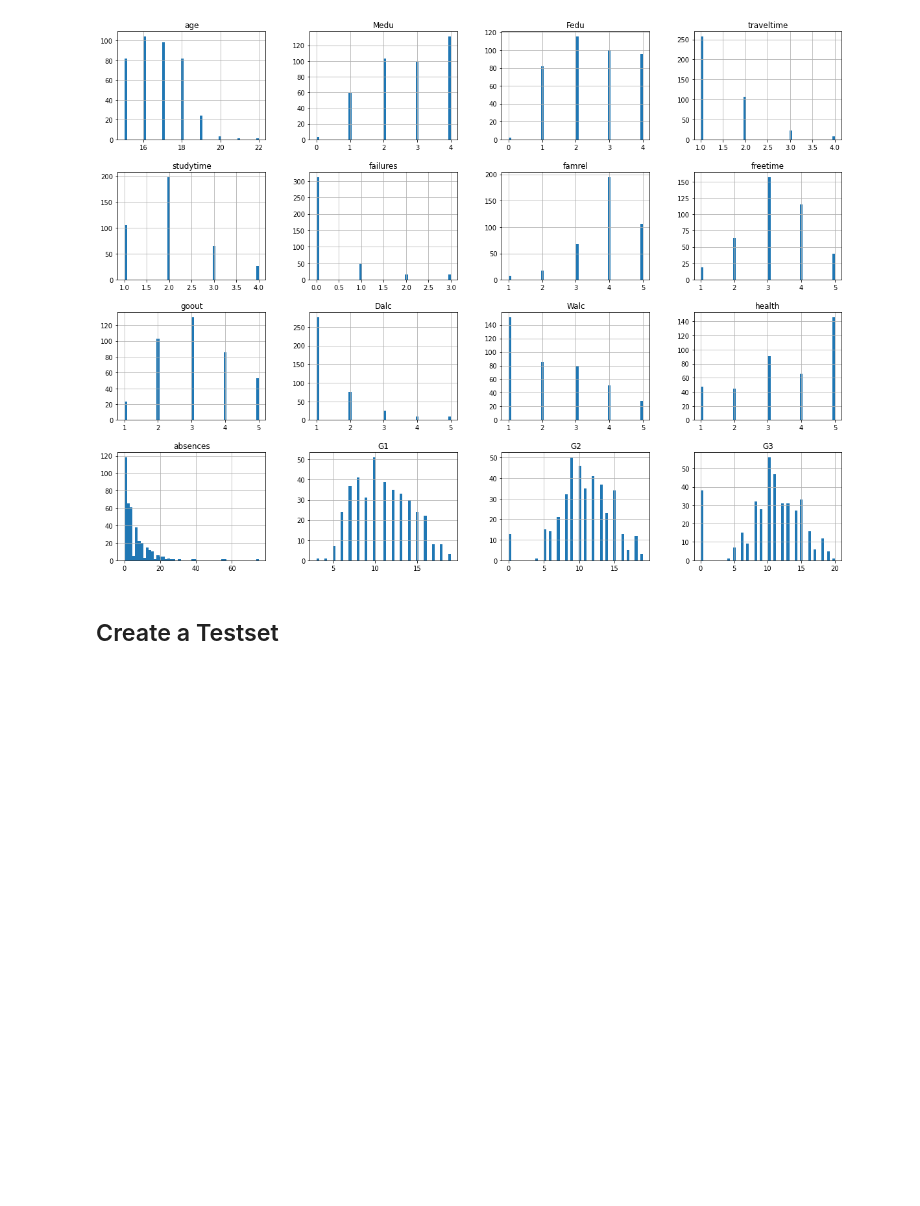
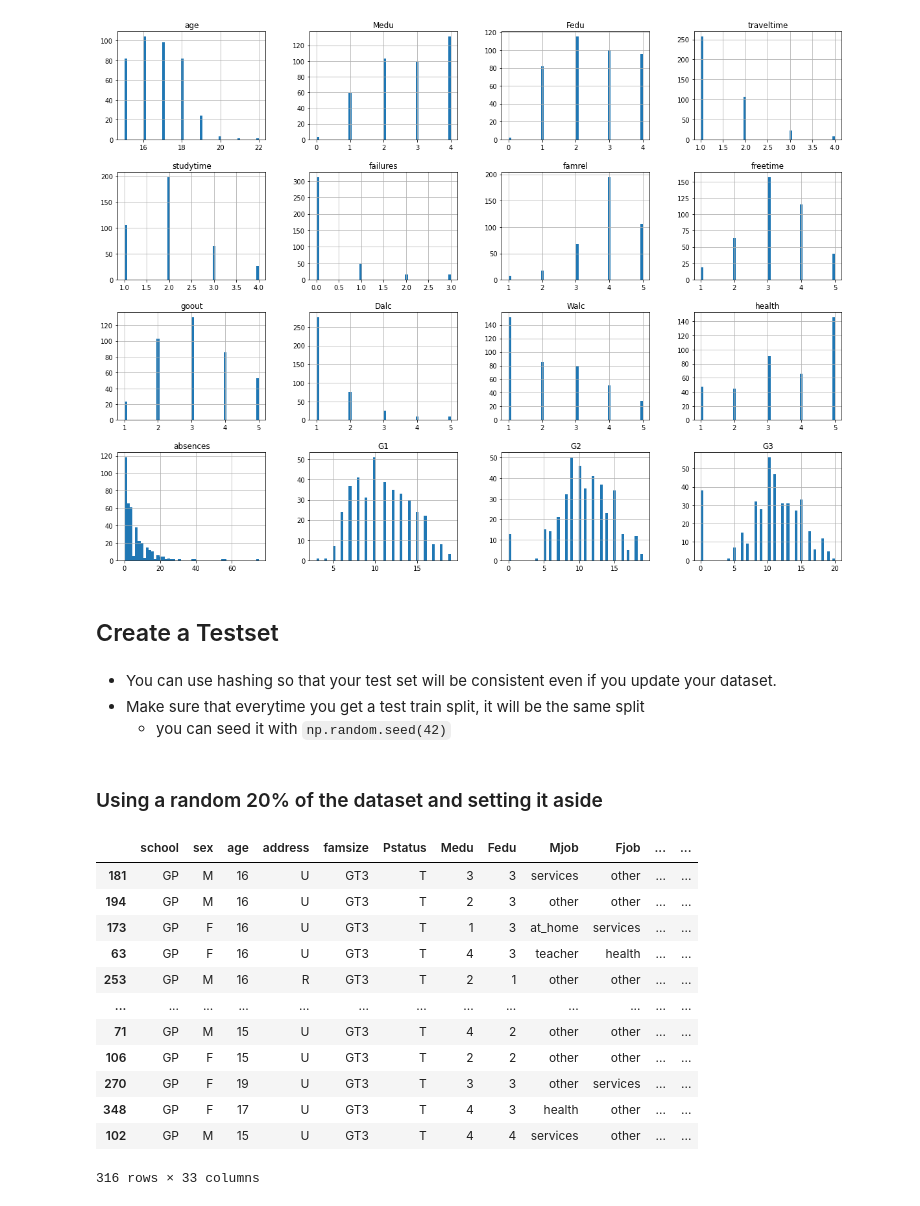
Before and after one commit to ryoiwata/handson-ml, a Jupyter notebook: notebooks/chapter_2_end_to_end_machine_learning_project.ipynb, the cells around one changed output. Drawn from its saved outputs; the diff is of its cells as text; code cells hidden in the pictures; blank space fills up the shorter version.

Commit message:
test train split

```diff
--- a/notebooks/chapter_2_end_to_end_machine_learning_project.ipynb
+++ b/notebooks/chapter_2_end_to_end_machine_learning_project.ipynb
@@ -83,3 +83,9 @@ plt.show()
 [figure]
 # %% [markdown]
 ## Create a Testset
+# %% [markdown]
+- You can use hashing so that your test set will be consistent even if you update your dataset.
+- Make sure that everytime you get a test train split, it will be the same split
+    - you can seed it with `np.random.seed(42)`
+# %% [markdown]
+### Using a random 20% of the dataset and setting it aside
@@ -85,0 +94,30 @@ plt.show()
+# %%
+def split_train_test(data, test_ratio, seed=42):
+    np.random.seed(42)
+    # Shuffle the indexes
+    shuffled_indices = np.random.permutation(len(data))
+    # Calculate how much needed in test set
+    test_set_size = int(len(data) * test_ratio)
+    # Get a slice of test and train
+    test_indices = shuffled_indices[:test_set_size]
+    train_indices = shuffled_indices[test_set_size:]
+    # Return train and test set
+    return data.loc[train_indices], data.iloc[test_indices]
+# %%
+student_train, student_test = split_train_test(student_df, 0.2)
+# %%
+student_train
+# %% [output]
+|  | school | sex | age | address | famsize | Pstatus | Medu | Fedu | Mjob | Fjob | ... | ... |
+| 181 | GP | M | 16 | U | GT3 | T | 3 | 3 | services | other | ... | ... |
+| 194 | GP | M | 16 | U | GT3 | T | 2 | 3 | other | other | ... | ... |
+| 173 | GP | F | 16 | U | GT3 | T | 1 | 3 | at_home | services | ... | ... |
+| 63 | GP | F | 16 | U | GT3 | T | 4 | 3 | teacher | health | ... | ... |
+| 253 | GP | M | 16 | R | GT3 | T | 2 | 1 | other | other | ... | ... |
+| ... | ... | ... | ... | ... | ... | ... | ... | ... | ... | ... | ... | ... |
+| 71 | GP | M | 15 | U | GT3 | T | 4 | 2 | other | other | ... | ... |
+| 106 | GP | F | 15 | U | GT3 | T | 2 | 2 | other | other | ... | ... |
+| 270 | GP | F | 19 | U | GT3 | T | 3 | 3 | other | services | ... | ... |
+| 348 | GP | F | 17 | U | GT3 | T | 4 | 3 | health | other | ... | ... |
+| 102 | GP | M | 15 | U | GT3 | T | 4 | 4 | services | other | ... | ... |
+316 rows × 33 columns
```
Also changed, not shown: parts of 2 cells of this notebook.
